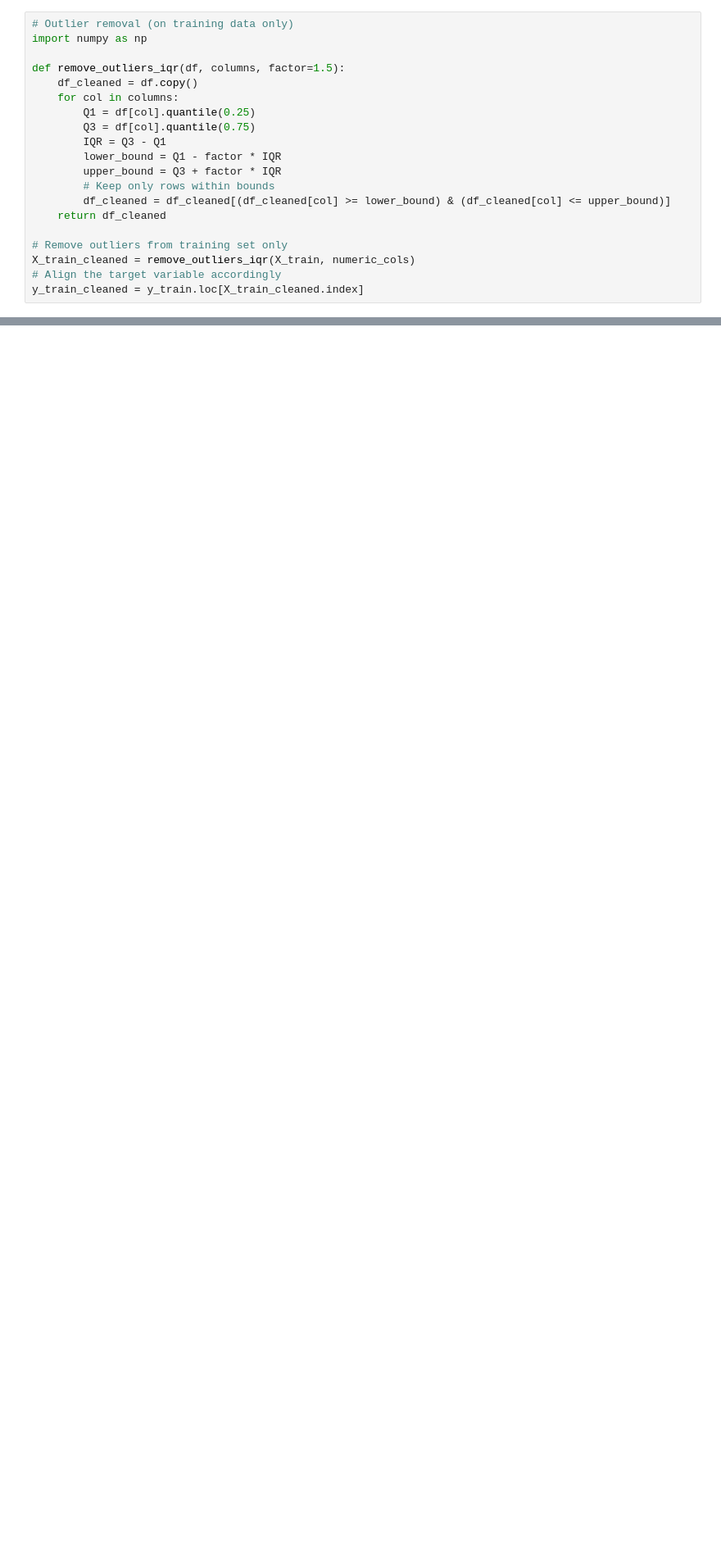
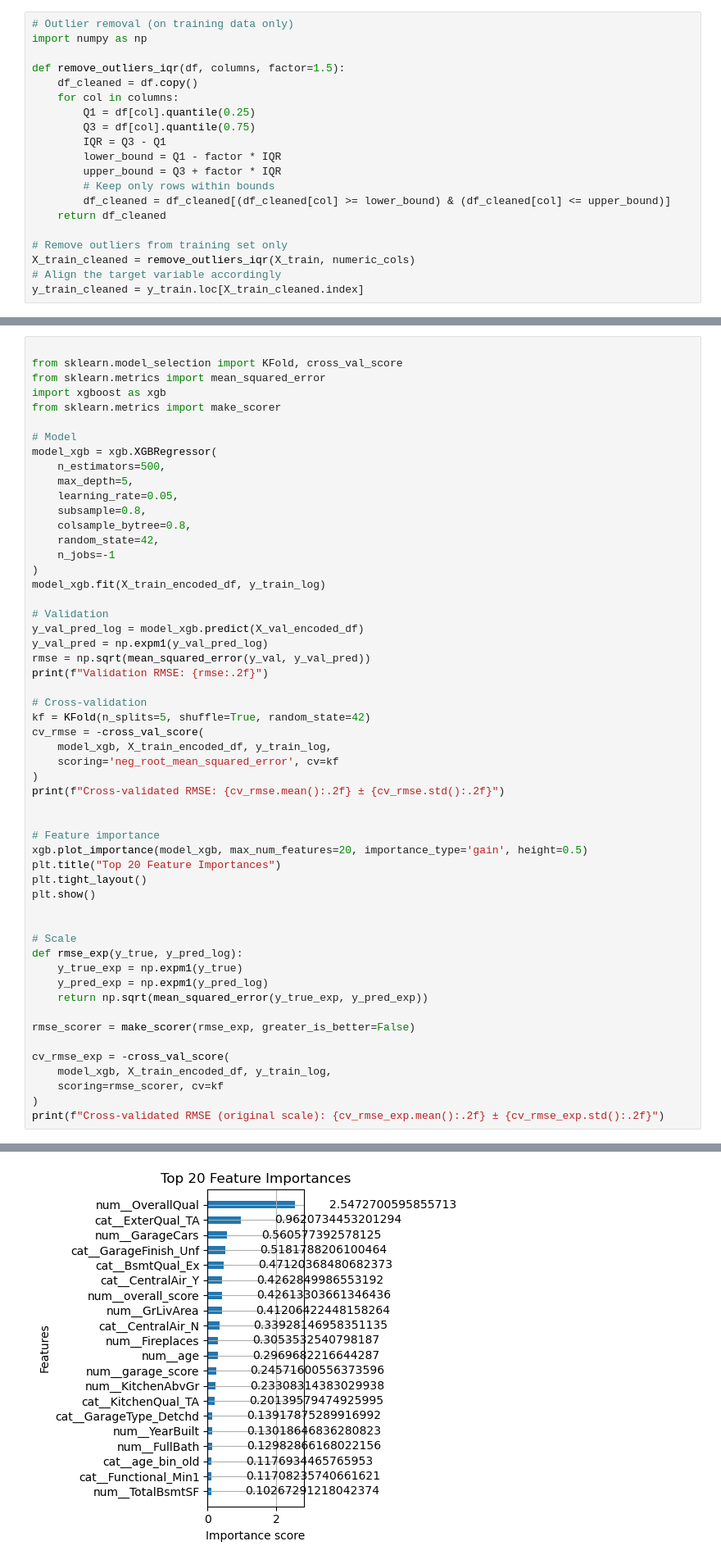
Before and after one commit to yk-data-science/kaggle-home-prices-prediction, a Jupyter notebook: notebooks/01_eda_and_initial_analysis.ipynb, the cells around one changed output, grey strips where cells are left out. Shown at 82% size. Saved outputs shown, nothing was run; the diff lists cells and outputs as text; blank space fills up the shorter version.

```diff
--- a/notebooks/01_eda_and_initial_analysis.ipynb
+++ b/notebooks/01_eda_and_initial_analysis.ipynb
@@ -420,0 +485,55 @@ plt.show()
+# %%
+
+from sklearn.model_selection import KFold, cross_val_score
+from sklearn.metrics import mean_squared_error
+import xgboost as xgb
+from sklearn.metrics import make_scorer
+
+# Model
+model_xgb = xgb.XGBRegressor(
+    n_estimators=500,
+    max_depth=5,
+    learning_rate=0.05,
+    subsample=0.8,
+    colsample_bytree=0.8,
+    random_state=42,
+    n_jobs=-1
+)
+model_xgb.fit(X_train_encoded_df, y_train_log)
+
+# Validation
+y_val_pred_log = model_xgb.predict(X_val_encoded_df)
+y_val_pred = np.expm1(y_val_pred_log)
+rmse = np.sqrt(mean_squared_error(y_val, y_val_pred))
+print(f"Validation RMSE: {rmse:.2f}")
+
+# Cross-validation
+kf = KFold(n_splits=5, shuffle=True, random_state=42)
+cv_rmse = -cross_val_score(
+    model_xgb, X_train_encoded_df, y_train_log,
+    scoring='neg_root_mean_squared_error', cv=kf
+)
+print(f"Cross-validated RMSE: {cv_rmse.mean():.2f} ± {cv_rmse.std():.2f}")
+
+
+# Feature importance
+xgb.plot_importance(model_xgb, max_num_features=20, importance_type='gain', height=0.5)
+plt.title("Top 20 Feature Importances")
+plt.tight_layout()
+plt.show()
+
+
+# Scale
+def rmse_exp(y_true, y_pred_log):
+    y_true_exp = np.expm1(y_true)
+    y_pred_exp = np.expm1(y_pred_log)
+    return np.sqrt(mean_squared_error(y_true_exp, y_pred_exp))
+
+rmse_scorer = make_scorer(rmse_exp, greater_is_better=False)
+
+cv_rmse_exp = -cross_val_score(
+    model_xgb, X_train_encoded_df, y_train_log,
+    scoring=rmse_scorer, cv=kf
+)
+print(f"Cross-validated RMSE (original scale): {cv_rmse_exp.mean():.2f} ± {cv_rmse_exp.std():.2f}")
+# %% [output]
@@ -420,0 +542 @@ plt.show()
+[figure, added]
```
Also changed, not shown: parts of 5 cells of this notebook.
